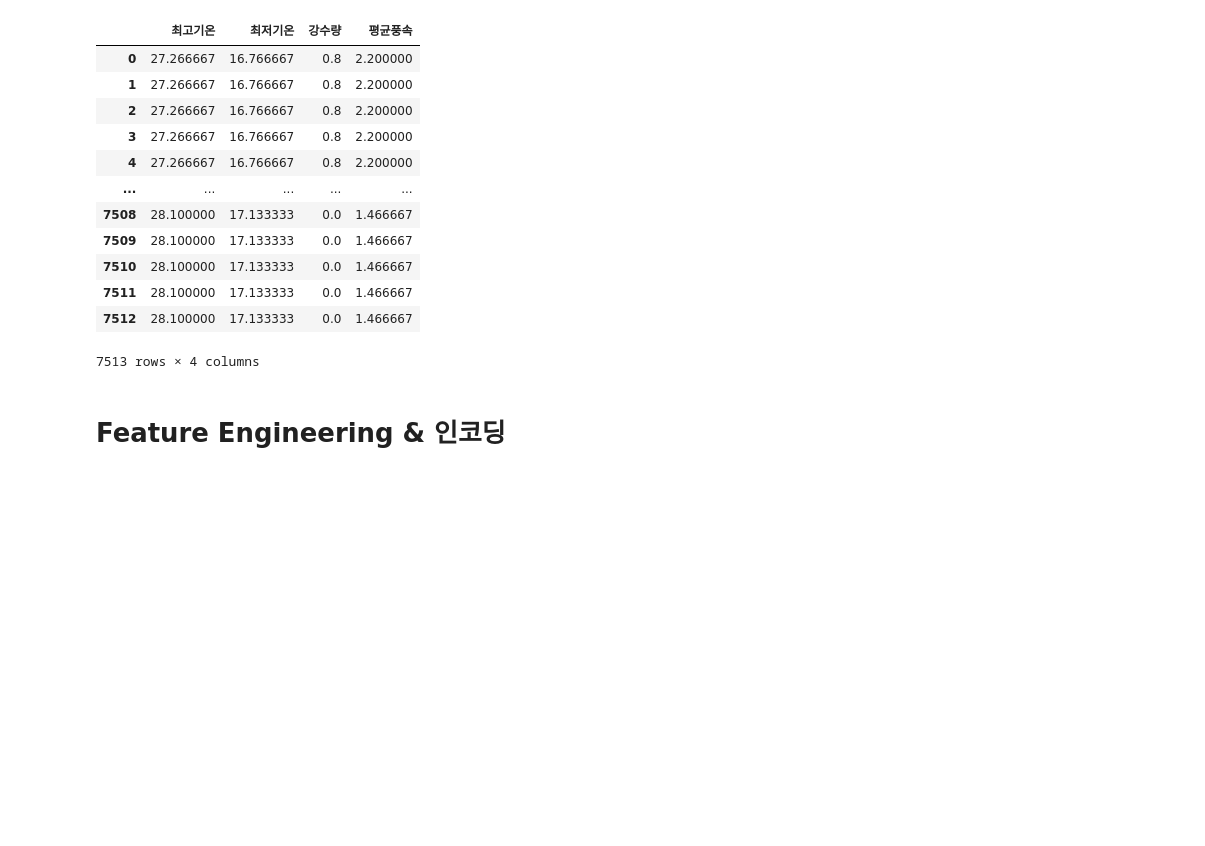
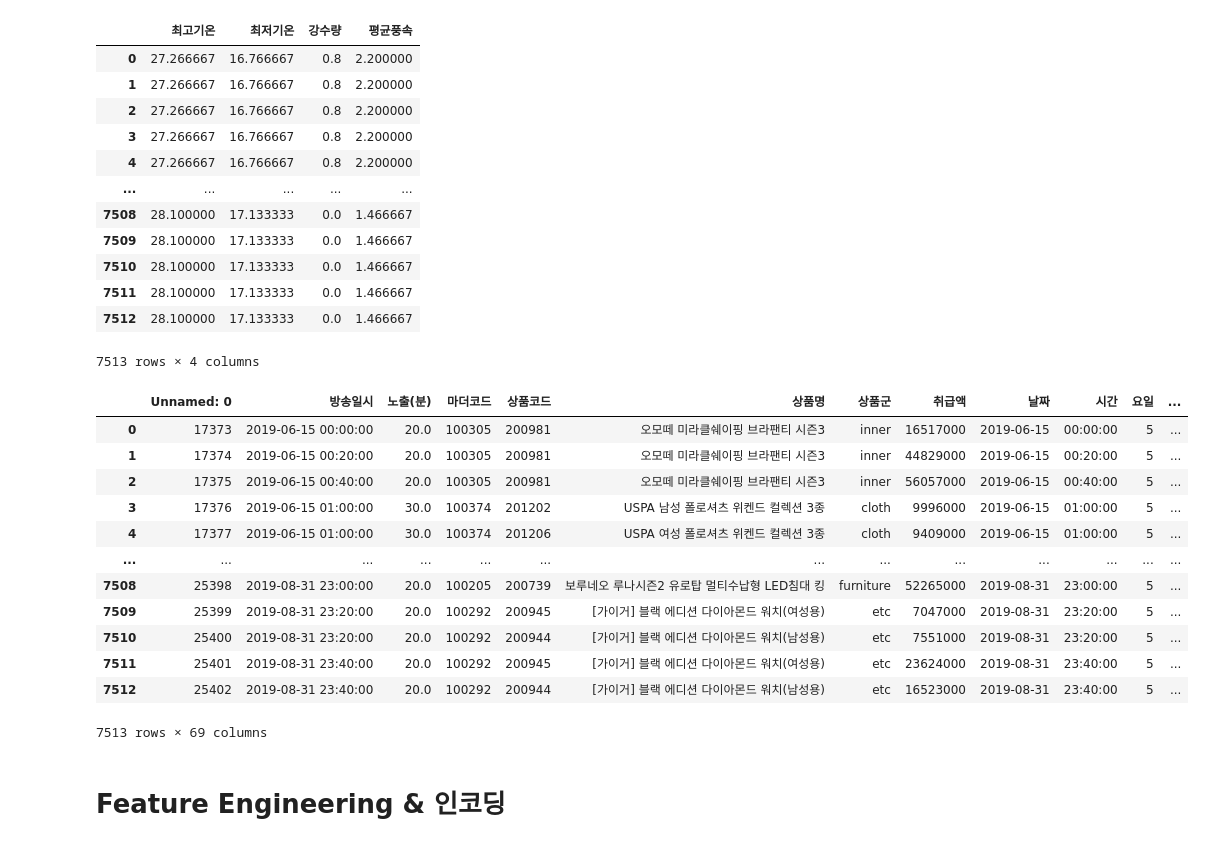
Before and after one commit to HWANG-HOE-SUN/bigcon, a Jupyter notebook: 모델링통합및비교.ipynb, the cells around one changed output. Cells and saved outputs as stored; diff of their text form; code cells hidden in the pictures; blank space fills up the shorter version.

```diff
--- a/모델링통합및비교.ipynb
+++ b/모델링통합및비교.ipynb
@@ -374,6 +374,22 @@ train['실제_최고기온'] = real_total_weather['최고기온']
 train['실제_최저기온'] = real_total_weather['최저기온']
 train['실제_강수량'] = real_total_weather['강수량']
 train['실제_평균풍속'] = real_total_weather['평균풍속']
+# %%
+train
+# %% [output]
+|  | Unnamed: 0 | 방송일시 | 노출(분) | 마더코드 | 상품코드 | 상품명 | 상품군 | 취급액 | 날짜 | 시간 | 요일 | ... |
+| 0 | 17373 | 2019-06-15 00:00:00 | 20.0 | 100305 | 200981 | 오모떼 미라클쉐이핑 브라팬티 시즌3 | inner | 16517000 | 2019-06-15 | 00:00:00 | 5 | ... |
+| 1 | 17374 | 2019-06-15 00:20:00 | 20.0 | 100305 | 200981 | 오모떼 미라클쉐이핑 브라팬티 시즌3 | inner | 44829000 | 2019-06-15 | 00:20:00 | 5 | ... |
+| 2 | 17375 | 2019-06-15 00:40:00 | 20.0 | 100305 | 200981 | 오모떼 미라클쉐이핑 브라팬티 시즌3 | inner | 56057000 | 2019-06-15 | 00:40:00 | 5 | ... |
+| 3 | 17376 | 2019-06-15 01:00:00 | 30.0 | 100374 | 201202 | USPA 남성 폴로셔츠 위켄드 컬렉션 3종 | cloth | 9996000 | 2019-06-15 | 01:00:00 | 5 | ... |
+| 4 | 17377 | 2019-06-15 01:00:00 | 30.0 | 100374 | 201206 | USPA 여성 폴로셔츠 위켄드 컬렉션 3종 | cloth | 9409000 | 2019-06-15 | 01:00:00 | 5 | ... |
+| ... | ... | ... | ... | ... | ... | ... | ... | ... | ... | ... | ... | ... |
+| 7508 | 25398 | 2019-08-31 23:00:00 | 20.0 | 100205 | 200739 | 보루네오 루나시즌2 유로탑 멀티수납형 LED침대 킹 | furniture | 52265000 | 2019-08-31 | 23:00:00 | 5 | ... |
+| 7509 | 25399 | 2019-08-31 23:20:00 | 20.0 | 100292 | 200945 | [가이거] 블랙 에디션 다이아몬드 워치(여성용) | etc | 7047000 | 2019-08-31 | 23:20:00 | 5 | ... |
+| 7510 | 25400 | 2019-08-31 23:20:00 | 20.0 | 100292 | 200944 | [가이거] 블랙 에디션 다이아몬드 워치(남성용) | etc | 7551000 | 2019-08-31 | 23:20:00 | 5 | ... |
+| 7511 | 25401 | 2019-08-31 23:40:00 | 20.0 | 100292 | 200945 | [가이거] 블랙 에디션 다이아몬드 워치(여성용) | etc | 23624000 | 2019-08-31 | 23:40:00 | 5 | ... |
+| 7512 | 25402 | 2019-08-31 23:40:00 | 20.0 | 100292 | 200944 | [가이거] 블랙 에디션 다이아몬드 워치(남성용) | etc | 16523000 | 2019-08-31 | 23:40:00 | 5 | ... |
+7513 rows × 69 columns
 # %%
 #corr_mat = train.corr()
 #corr_mat['new주문량'].sort_values(ascending=False)
```
Also changed, not shown: parts of 38 cells of this notebook.
